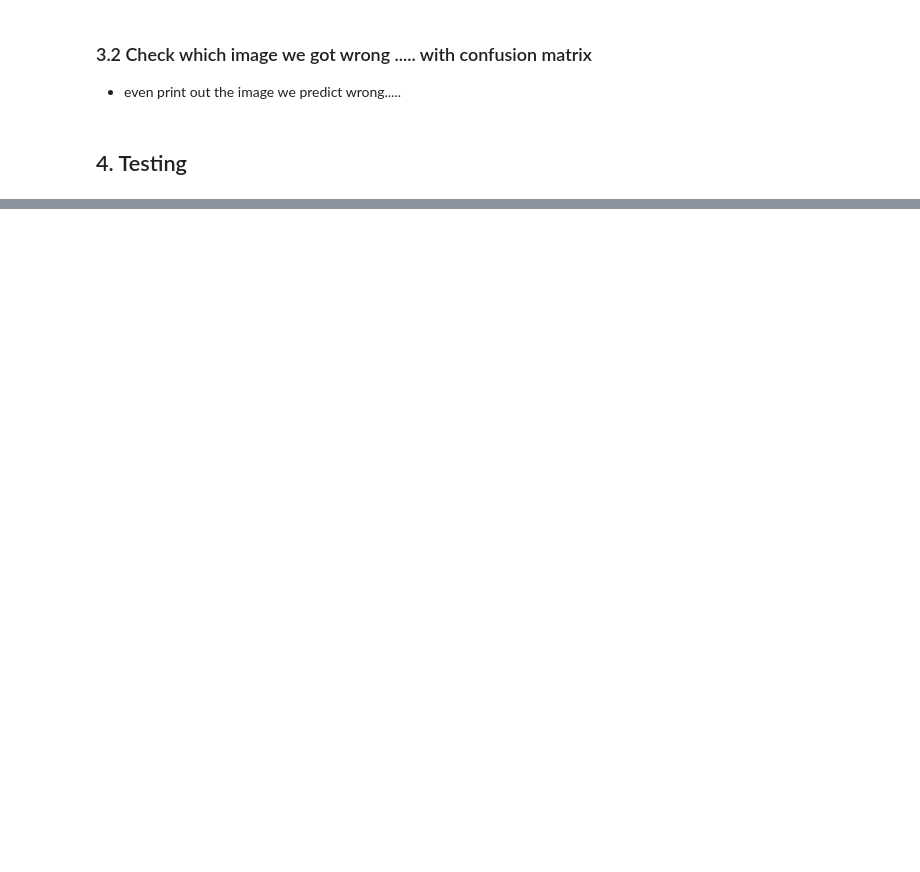
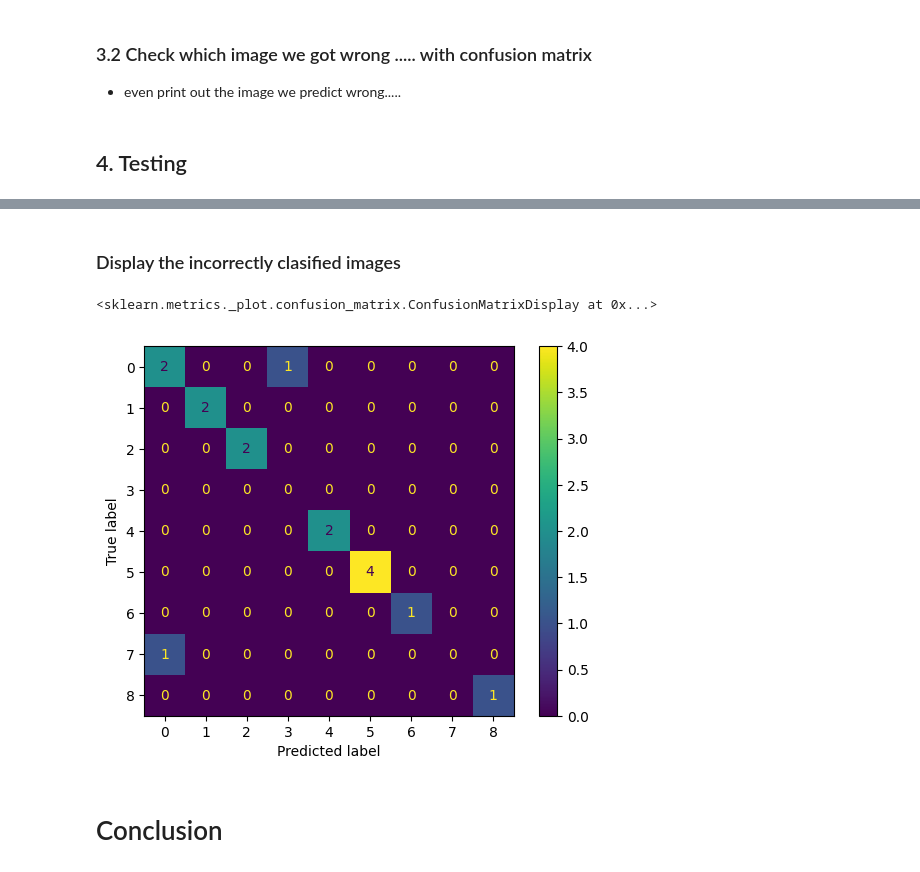
Before and after one commit to guntsvzz/DSAI-AIT, a Jupyter notebook: Course/Recent Trends in Machine Learning/Labolatory/01-Setup/01-AlexNet.ipynb, the cells around one changed output, grey strips where cells are left out. Drawn from its saved outputs; the diff is of its cells as text; code cells hidden in the pictures; blank space fills up the shorter version.

```diff
--- a/Course/Recent Trends in Machine Learning/Labolatory/01-Setup/01-AlexNet.ipynb
+++ b/Course/Recent Trends in Machine Learning/Labolatory/01-Setup/01-AlexNet.ipynb
@@ -405,19 +402,28 @@ Text(0.5, 1.0, 'Loss/acc at the end of each epoch')
 # %%
 #load the best model based on val loss
 # model = model().to(device)
-# model.load_state_dict(torch.load(filepath)) #load the best model
+model.load_state_dict(torch.load(filepath)) #load the best model
 
-#do the testing phase! :-)
+total_test_loss = 0
+test_total = 0
+
 with torch.no_grad():
     test_corr = 0
-    for test_image, test_label in test_loader:
+
+    for batch, (test_image, test_label) in enumerate(test_loader):
         test_image = test_image.to(device)
         test_label = test_label.to(device)
+
         test_yhat = model(test_image)
         test_loss = criterion(test_yhat, test_label)
+
         test_predicted = torch.max(test_yhat, 1)[1]
-        test_corr += (test_predicted == test_label).sum()
+        test_corr += (test_predicted == test_label).sum().item()
+
+        total_test_loss += test_loss.item()
+
+    test_loss = total_test_loss / len(test_loader)
     test_acc = (test_corr * 100) / len(test_set)
 
-print('Test Accuracy',test_acc)
+print(f'Test Loss: {test_loss:.3f} | Test Acc: {test_acc:.2f}%')
 # %% [output]
@@ -424,0 +431,23 @@ Test Accuracy tensor(55.7500, device='cuda:0')
+# %% [markdown]
+### Display the incorrectly clasified images
+# %%
+from sklearn.metrics import confusion_matrix, ConfusionMatrixDisplay
+import seaborn as sns
+import pandas as pd
+# classes of CIFAR-10a
+class_names = ['airplane', 'automobile', 'bird', 'cat', 'deer', 'dog', 'fog', 'horse', 'ship', 'truck']
+# disp = confusion_matrix(test_predicted.cpu().numpy(), test_label.cpu().numpy())
+# df_cm = pd.DataFrame(disp)
+# plt.figure(figsize = (9,6))
+# sns.heatmap(df_cm, annot=True, fmt="d", cmap='BuGn')
+# plt.xlabel("prediction")
+# plt.ylabel("label (ground truth)")
+# plt.show()
+
+disp = ConfusionMatrixDisplay(confusion_matrix(test_predicted.cpu().numpy(), test_label.cpu().numpy()))
+disp.plot()
+# %% [output]
+<sklearn.metrics._plot.confusion_matrix.ConfusionMatrixDisplay at 0x...>
+[figure, added]
+# %% [markdown]
+# Conclusion
```
Also changed, not shown: parts of 14 cells of this notebook, 3 other files.
